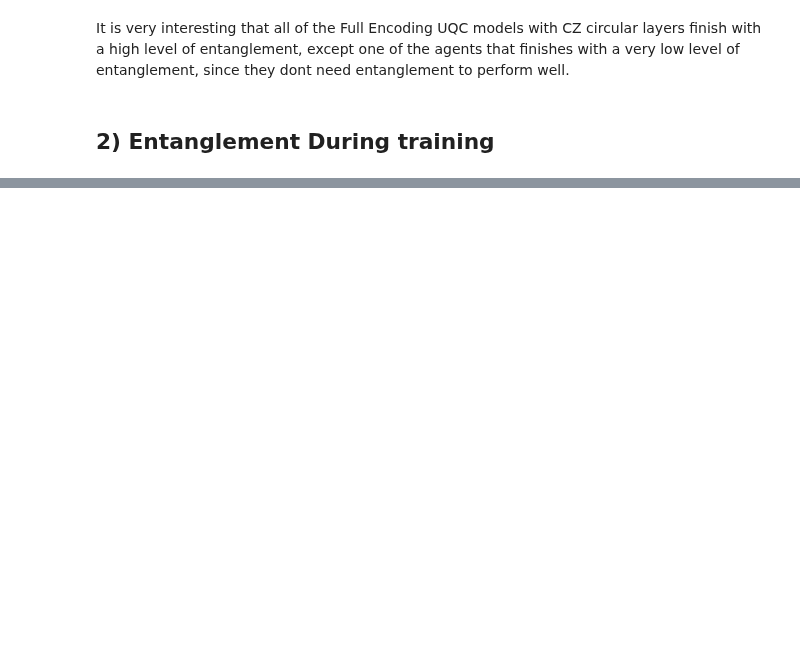
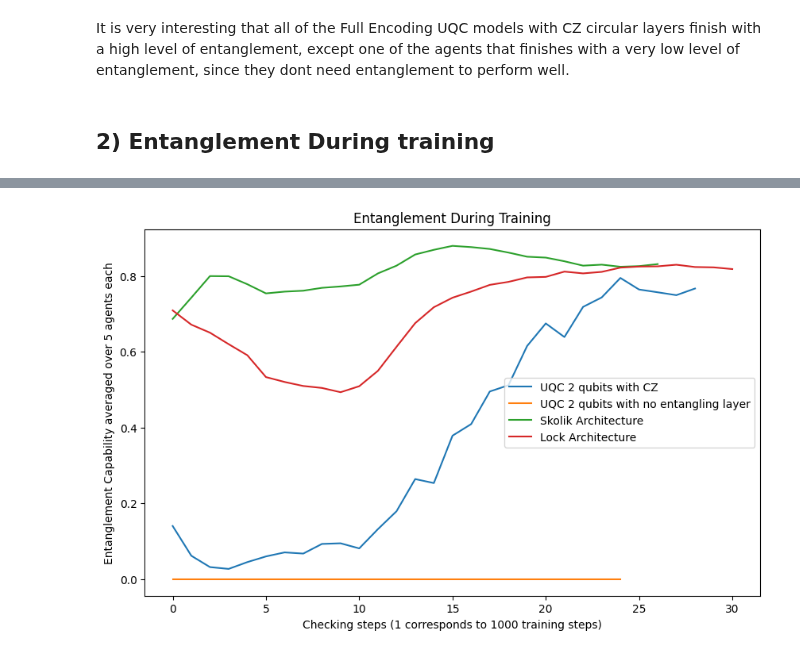
Before and after one commit to RodrigoCoelho7/VQC_Qlearning, a Jupyter notebook: data_analysis/entanglement_capability.ipynb, the cells around one changed output, grey strips where cells are left out. Saved outputs shown, nothing was run; the diff lists cells and outputs as text; code cells hidden in the pictures; blank space fills up the shorter version.

```diff
--- a/data_analysis/entanglement_capability.ipynb
+++ b/data_analysis/entanglement_capability.ipynb
@@ -494,0 +487,30 @@ entangling_training_uqc_2qubits_no_entangling = np.array([entangling_training_uq
+# %%
+min_size_skolik = min(entangling_training_skolik[i].shape[0] for i in range(5))
+min_size_lock = min(entangling_training_lock[i].shape[0] for i in range(5))
+min_size_uqc_2qubits_cz = min(entangling_training_uqc_2qubits_cz[i].shape[0] for i in range(5))
+min_size_uqc_2qubits_no_entangling = min(entangling_training_uqc_2qubits_no_entangling[i].shape[0] for i in range(5))
+# %%
+entangling_training_skolik = np.asarray([entangling_training_skolik[i][:min_size_skolik] for i in range(5)])
+entangling_training_lock = np.asarray([entangling_training_lock[i][:min_size_lock] for i in range(5)])
+entangling_training_uqc_2qubits_cz = np.asarray([entangling_training_uqc_2qubits_cz[i][:min_size_uqc_2qubits_cz] for i in range(5)])
+entangling_training_uqc_2qubits_no_entangling = np.asarray([entangling_training_uqc_2qubits_no_entangling[i][:min_size_uqc_2qubits_no_entangling] for i in range(5)])
+# %%
+entangling_training_skolik_mean = np.mean(entangling_training_skolik, axis = 0)
+entangling_training_lock_mean = np.mean(entangling_training_lock, axis = 0)
+entangling_training_uqc_2qubits_cz_mean = np.mean(entangling_training_uqc_2qubits_cz, axis = 0)
+entangling_training_uqc_2qubits_no_entangling_mean = np.mean(entangling_training_uqc_2qubits_no_entangling, axis = 0)
+# %%
+fig, axs = plt.subplots(1, 1, figsize=(10, 6))
+
+axs.plot(entangling_training_uqc_2qubits_cz_mean, label = "UQC 2 qubits with CZ")
+axs.plot(entangling_training_uqc_2qubits_no_entangling_mean, label = "UQC 2 qubits with no entangling layer")
+axs.plot(entangling_training_skolik_mean, label = "Skolik Architecture")
+axs.plot(entangling_training_lock_mean, label = "Lock Architecture")
+axs.set_xlabel("Checking steps (1 corresponds to 1000 training steps)")
+axs.set_ylabel("Entanglement Capability averaged over 5 agents each")
+axs.set_title("Entanglement During Training")
+axs.legend()
+
+plt.show()
+# %% [output]
+[figure, added]
```
Also changed, not shown: parts of 5 cells of this notebook.
